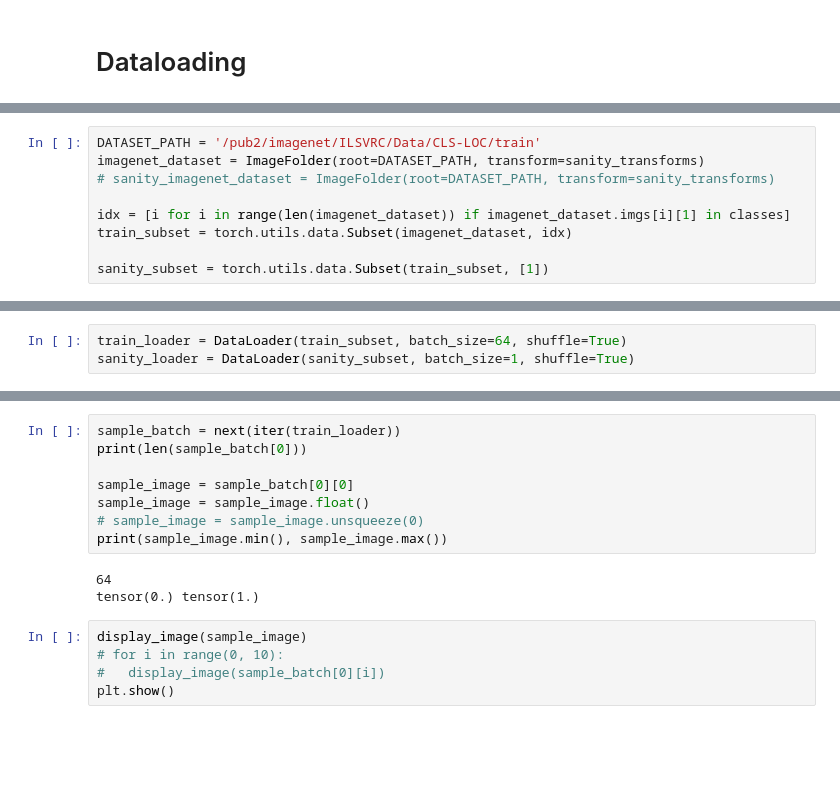
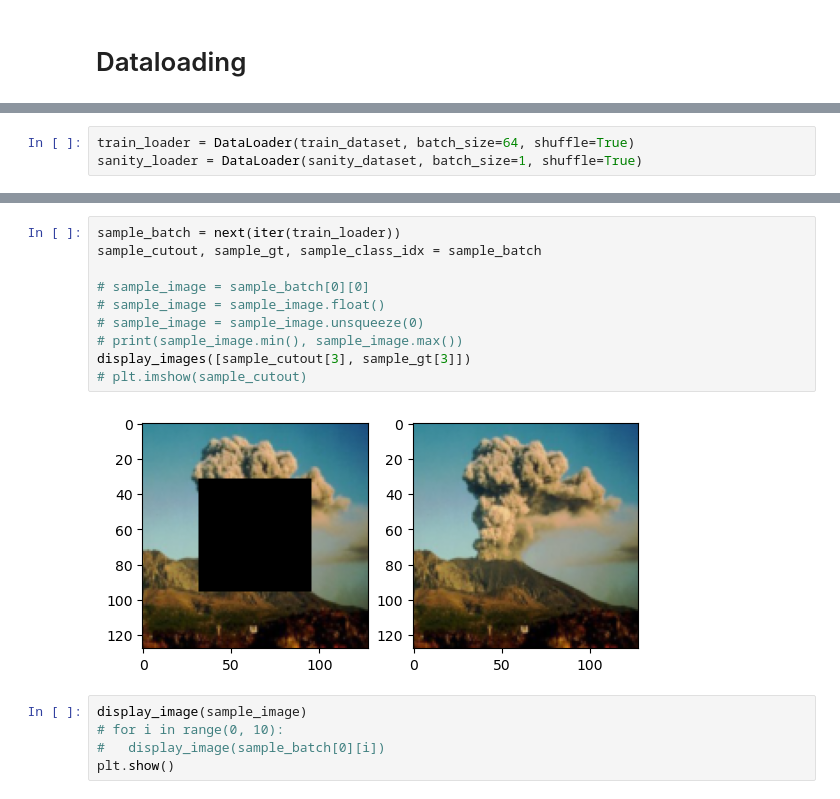
Before and after one commit to shahanneda/ImageInpainting, a Jupyter notebook: final_project.ipynb, the cells around one changed output, grey strips where cells are left out. Saved outputs shown, nothing was run; the diff lists cells and outputs as text; blank space fills up the shorter version.

```diff
--- a/final_project.ipynb
+++ b/final_project.ipynb
@@ -120,9 +119,0 @@ classes =  [980]
-# %%
-DATASET_PATH = '/pub2/imagenet/ILSVRC/Data/CLS-LOC/train'
-imagenet_dataset = ImageFolder(root=DATASET_PATH, transform=sanity_transforms)
-# sanity_imagenet_dataset = ImageFolder(root=DATASET_PATH, transform=sanity_transforms)
-
-idx = [i for i in range(len(imagenet_dataset)) if imagenet_dataset.imgs[i][1] in classes]
-train_subset = torch.utils.data.Subset(imagenet_dataset, idx)
-
-sanity_subset = torch.utils.data.Subset(train_subset, [1])
@@ -129,3 +201,3 @@ sanity_subset = torch.utils.data.Subset(train_subset, [1])
 # %%
-train_loader = DataLoader(train_subset, batch_size=64, shuffle=True)
-sanity_loader = DataLoader(sanity_subset, batch_size=1, shuffle=True)
+train_loader = DataLoader(train_dataset, batch_size=64, shuffle=True)
+sanity_loader = DataLoader(sanity_dataset, batch_size=1, shuffle=True)
@@ -153,14 +204,15 @@ for i, batch in enumerate(train_loader):
 # %%
 sample_batch = next(iter(train_loader))
-print(len(sample_batch[0]))
+sample_cutout, sample_gt, sample_class_idx = sample_batch
 
-sample_image = sample_batch[0][0]
-sample_image = sample_image.float()
+# sample_image = sample_batch[0][0]
+# sample_image = sample_image.float()
 # sample_image = sample_image.unsqueeze(0)
-print(sample_image.min(), sample_image.max())
+# print(sample_image.min(), sample_image.max())
+display_images([sample_cutout[3], sample_gt[3]])
+# plt.imshow(sample_cutout)
 # %% [output]
-64
-tensor(0.) tensor(1.)
+[figure, added]
 # %%
 display_image(sample_image)
 # for i in range(0, 10):
```
Also changed, not shown: parts of 4 cells of this notebook.
